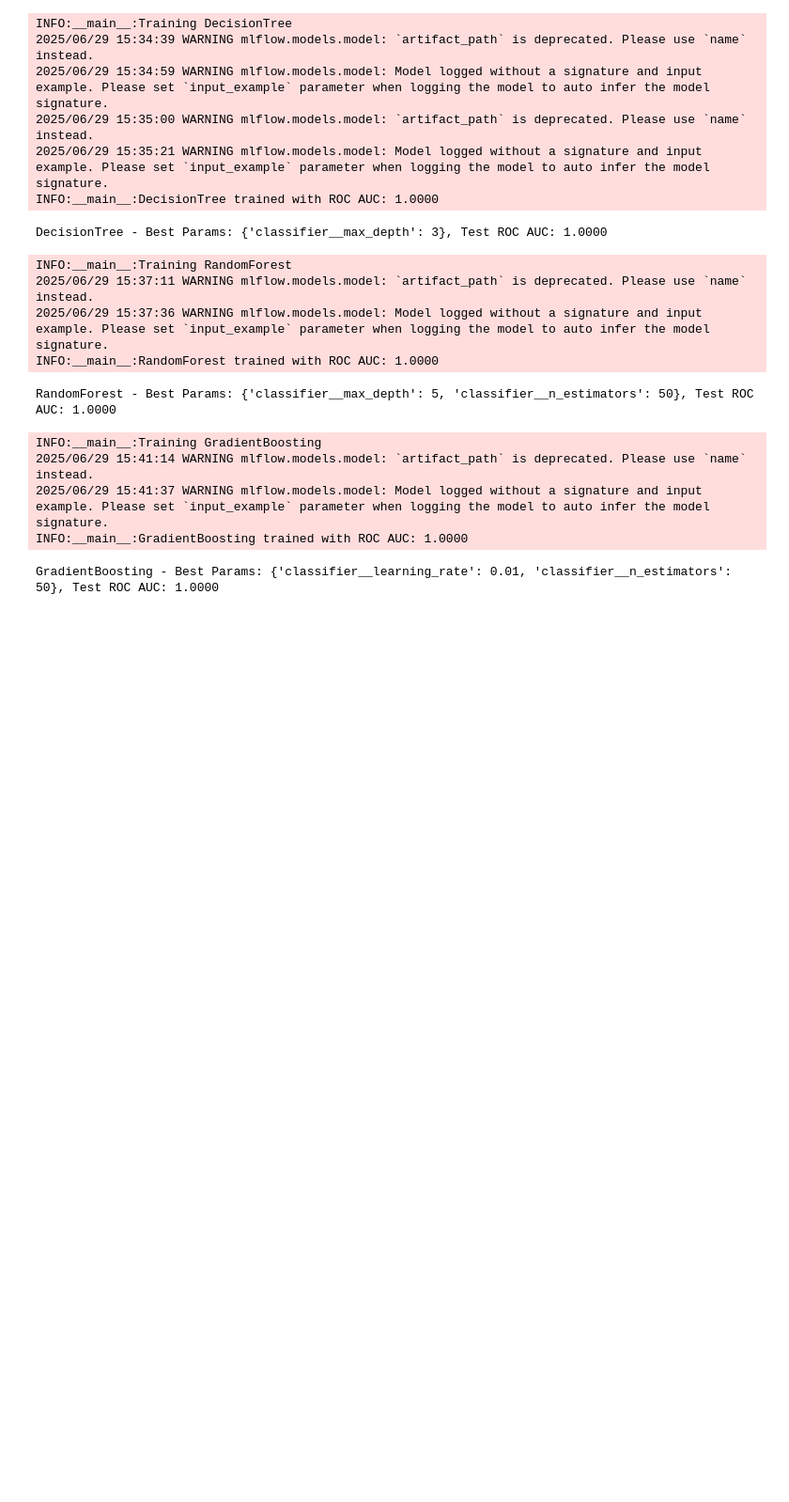
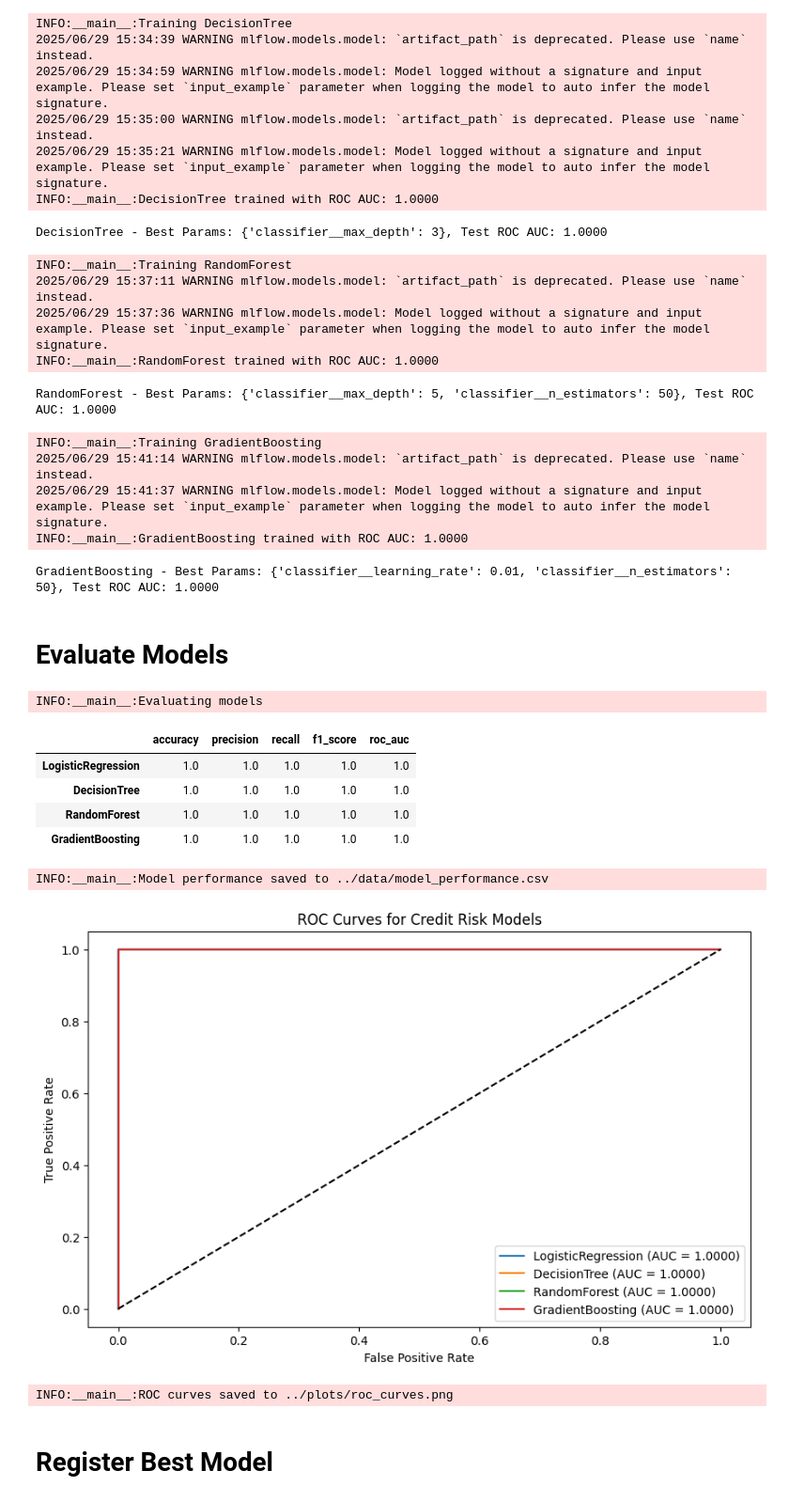
Before and after one commit to Mzluci9/Altdata-lending-risk-model, a Jupyter notebook: notebooks/Credit_Risk_Model_Training.ipynb, the cells around one changed output. Shown: that part at 94% size. Cells and saved outputs as stored; diff of their text form; code cells hidden in the pictures; blank space fills up the shorter version.

```diff
--- a/notebooks/Credit_Risk_Model_Training.ipynb
+++ b/notebooks/Credit_Risk_Model_Training.ipynb
@@ -11,3 +16,5 @@ Requirement already satisfied: threadpoolctl<4,>=2.0.0 in c:\users\hp\10 acadamy
+# %%
+mlflow.set_tracking_uri("http://localhost:5000")
 # %% [markdown]
 # Import libraries
 # %%
@@ -228,3 +237,44 @@ INFO:__main__:Training GradientBoosting
 2025/06/29 15:41:37 WARNING mlflow.models.model: Model logged without a signature and input example. Please set `input_example` parameter when logging the model to auto infer the model signature.
 INFO:__main__:GradientBoosting trained with ROC AUC: 1.0000
 GradientBoosting - Best Params: {'classifier__learning_rate': 0.01, 'classifier__n_estimators': 50}, Test ROC AUC: 1.0000
+# %% [markdown]
+# Evaluate Models
+# %%
+logger.info('Evaluating models')
+try:
+    # Create DataFrame of performance metrics and display
+    performance_df = pd.DataFrame(performance_metrics).T
+    display(performance_df)
+
+    # Save performance metrics to CSV
+    performance_df.to_csv('../data/model_performance.csv')
+    logger.info('Model performance saved to ../data/model_performance.csv')
+
+    # Plot ROC curves for all models
+    plt.figure(figsize=(10, 6))
+    for name in models:
+        y_prob = grid_searches[name].predict_proba(X_test)[:, 1]
+        fpr, tpr, _ = roc_curve(y_test, y_prob)
+        plt.plot(fpr, tpr, label=f'{name} (AUC = {performance_metrics[name]["roc_auc"]:.4f})')
+    plt.plot([0, 1], [0, 1], 'k--')  # Diagonal line
+    plt.xlabel('False Positive Rate')
+    plt.ylabel('True Positive Rate')
+    plt.title('ROC Curves for Credit Risk Models')
+    plt.legend()
+    plt.savefig('../plots/roc_curves.png')
+    plt.show()
+    logger.info('ROC curves saved to ../plots/roc_curves.png')
+
+except Exception as e:
+    logger.error(f'Error evaluating models: {str(e)}')
+    raise
+# %% [output]
+INFO:__main__:Evaluating models
+|  | accuracy | precision | recall | f1_score | roc_auc |
+| LogisticRegression | 1.0 | 1.0 | 1.0 | 1.0 | 1.0 |
+| DecisionTree | 1.0 | 1.0 | 1.0 | 1.0 | 1.0 |
+| RandomForest | 1.0 | 1.0 | 1.0 | 1.0 | 1.0 |
+| GradientBoosting | 1.0 | 1.0 | 1.0 | 1.0 | 1.0 |
+INFO:__main__:Model performance saved to ../data/model_performance.csv
+[figure, added]
+INFO:__main__:ROC curves saved to ../plots/roc_curves.png
@@ -230,0 +283,2 @@ GradientBoosting - Best Params: {'classifier__learning_rate': 0.01, 'classifier_
+# %% [markdown]
+# Register Best Model
```
Also changed, not shown: parts of 6 cells of this notebook, 2 other files.
